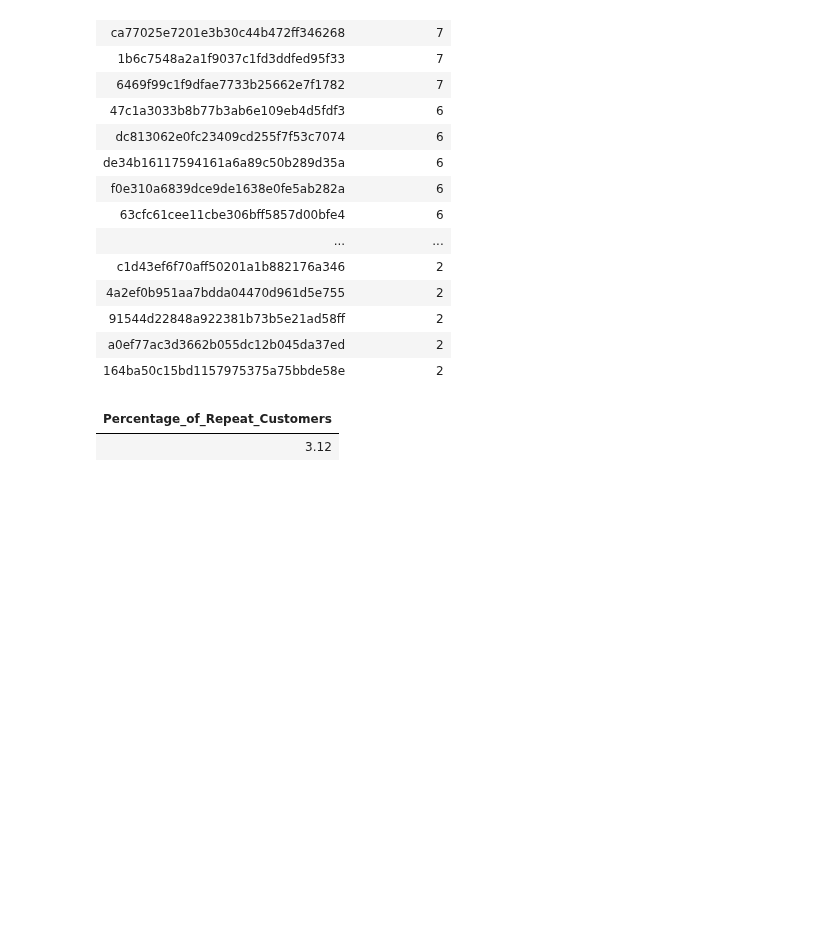
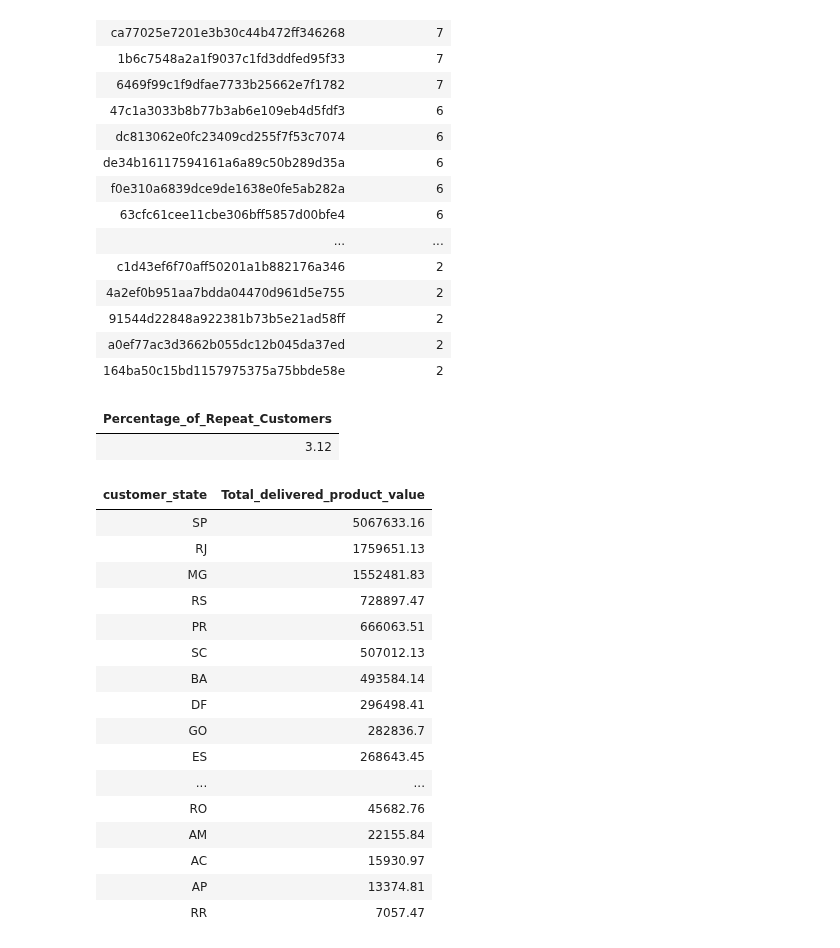
Before and after one commit to utsahpradhan/olist-marketplace-analytics, a Jupyter notebook: Olist_Analysis.ipynb, the cells around one changed output. Drawn from its saved outputs; the diff is of its cells as text; code cells hidden in the pictures; blank space fills up the shorter version.

```diff
--- a/Olist_Analysis.ipynb
+++ b/Olist_Analysis.ipynb
@@ -1270,3 +1270,28 @@ FROM orders_with_customers;
 # %% [output]
 | Percentage_of_Repeat_Customers |
 | 3.12 |
+# %%
+%sql
+SELECT customer_state,
+ROUND(SUM(Product_value),2) AS Total_delivered_product_value FROM orders_with_customers
+WHERE order_status = 'delivered'
+GROUP BY customer_state
+ORDER BY Total_delivered_product_value DESC;
+# %% [output]
+| customer_state | Total_delivered_product_value |
+| SP | 5067633.16 |
+| RJ | 1759651.13 |
+| MG | 1552481.83 |
+| RS | 728897.47 |
+| PR | 666063.51 |
+| SC | 507012.13 |
+| BA | 493584.14 |
+| DF | 296498.41 |
+| GO | 282836.7 |
+| ES | 268643.45 |
+| ... | ... |
+| RO | 45682.76 |
+| AM | 22155.84 |
+| AC | 15930.97 |
+| AP | 13374.81 |
+| RR | 7057.47 |
```
Also changed, not shown: parts of 5 cells of this notebook.
